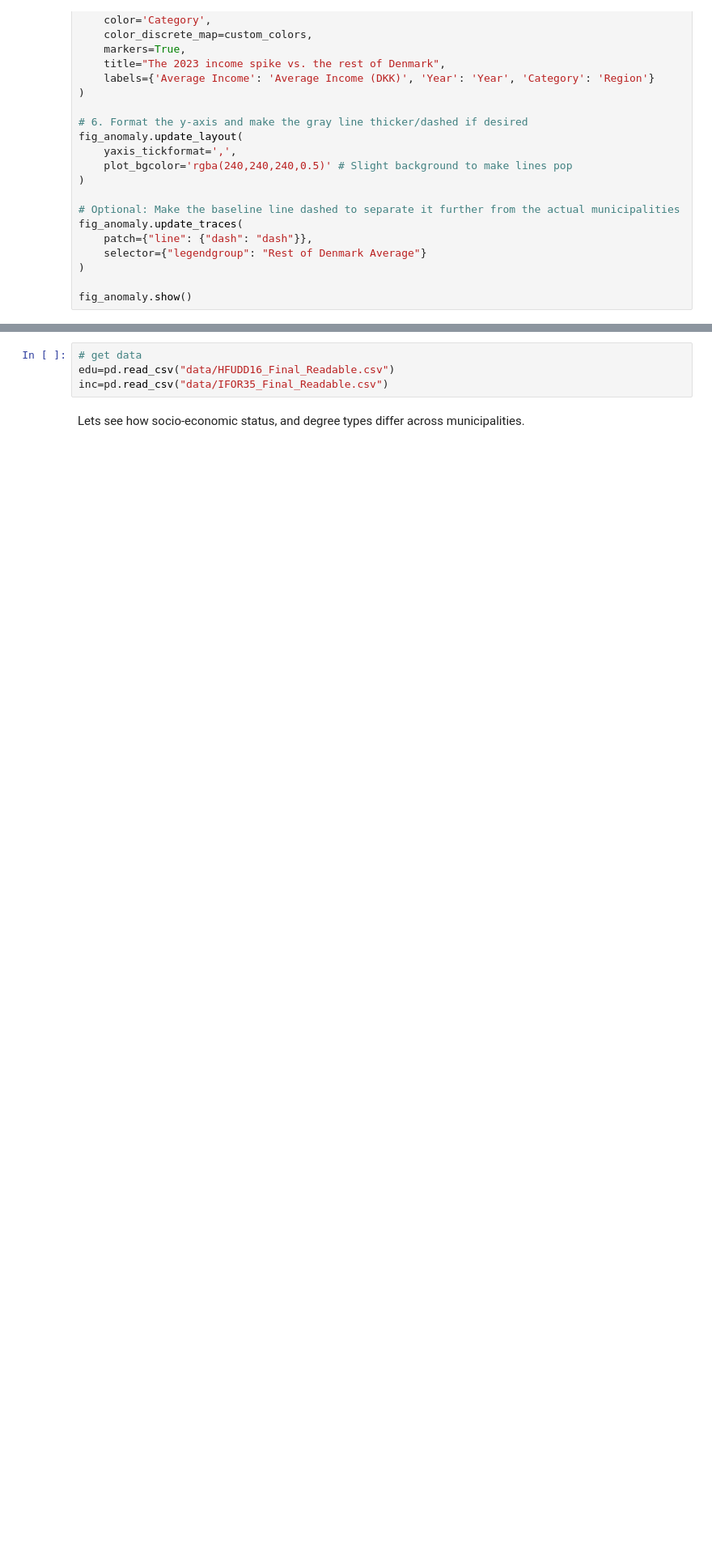
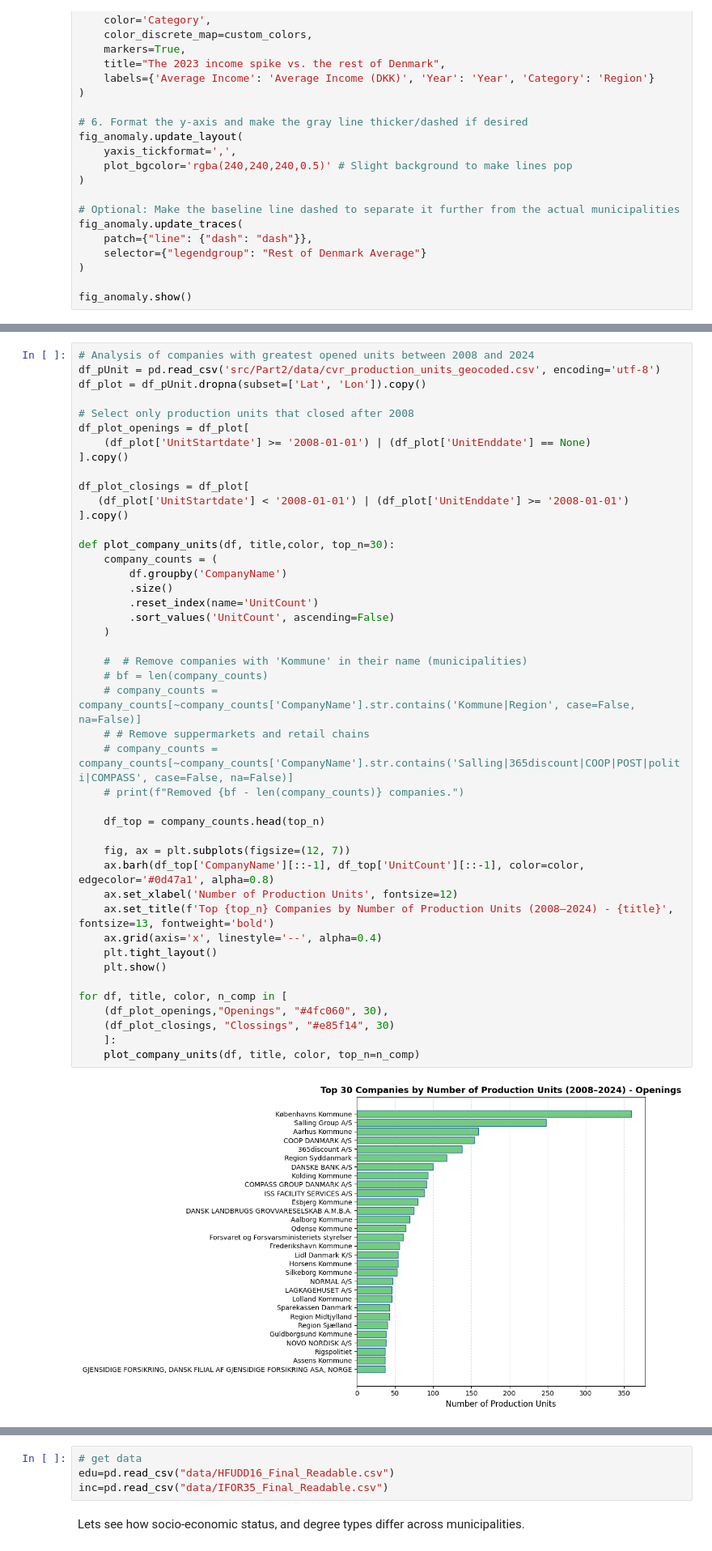
Before and after one commit to AndreaDePascale/SocialDataFinalProject, a Jupyter notebook: main.ipynb, the cells around one changed output, grey strips where cells are left out. Shown at 81% size. Cells and saved outputs as stored; diff of their text form; blank space fills up the shorter version.

Commit message:
Update README, requirements, finished main.ipynb and index.html

```diff
--- a/main.ipynb
+++ b/main.ipynb
@@ -156,0 +157,46 @@ fig_anomaly.show()
+# %%
+# Analysis of companies with greatest opened units between 2008 and 2024
+df_pUnit = pd.read_csv('src/Part2/data/cvr_production_units_geocoded.csv', encoding='utf-8')
+df_plot = df_pUnit.dropna(subset=['Lat', 'Lon']).copy()
+
+# Select only production units that closed after 2008
+df_plot_openings = df_plot[
+    (df_plot['UnitStartdate'] >= '2008-01-01') | (df_plot['UnitEnddate'] == None)
+].copy()
+
+df_plot_closings = df_plot[
+   (df_plot['UnitStartdate'] < '2008-01-01') | (df_plot['UnitEnddate'] >= '2008-01-01')
+].copy()
+
+def plot_company_units(df, title,color, top_n=30):
+    company_counts = (
+        df.groupby('CompanyName')
+        .size()
+        .reset_index(name='UnitCount')
+        .sort_values('UnitCount', ascending=False)
+    )
+
+    #  # Remove companies with 'Kommune' in their name (municipalities)
+    # bf = len(company_counts)
+    # company_counts = company_counts[~company_counts['CompanyName'].str.contains('Kommune|Region', case=False, na=False)]
+    # # Remove suppermarkets and retail chains
+    # company_counts = company_counts[~company_counts['CompanyName'].str.contains('Salling|365discount|COOP|POST|politi|COMPASS', case=False, na=False)]
+    # print(f"Removed {bf - len(company_counts)} companies.")
+
+    df_top = company_counts.head(top_n)
+
+    fig, ax = plt.subplots(figsize=(12, 7))
+    ax.barh(df_top['CompanyName'][::-1], df_top['UnitCount'][::-1], color=color, edgecolor='#0d47a1', alpha=0.8)
+    ax.set_xlabel('Number of Production Units', fontsize=12)
+    ax.set_title(f'Top {top_n} Companies by Number of Production Units (2008–2024) - {title}', fontsize=13, fontweight='bold')
+    ax.grid(axis='x', linestyle='--', alpha=0.4)
+    plt.tight_layout()
+    plt.show()
+
+for df, title, color, n_comp in [
+    (df_plot_openings,"Openings", "#4fc060", 30),
+    (df_plot_closings, "Clossings", "#e85f14", 30)
+    ]:
+    plot_company_units(df, title, color, top_n=n_comp)
+# %% [output]
+[figure, added]
```
Also changed, not shown: parts of 10 cells of this notebook, 8 other files.
